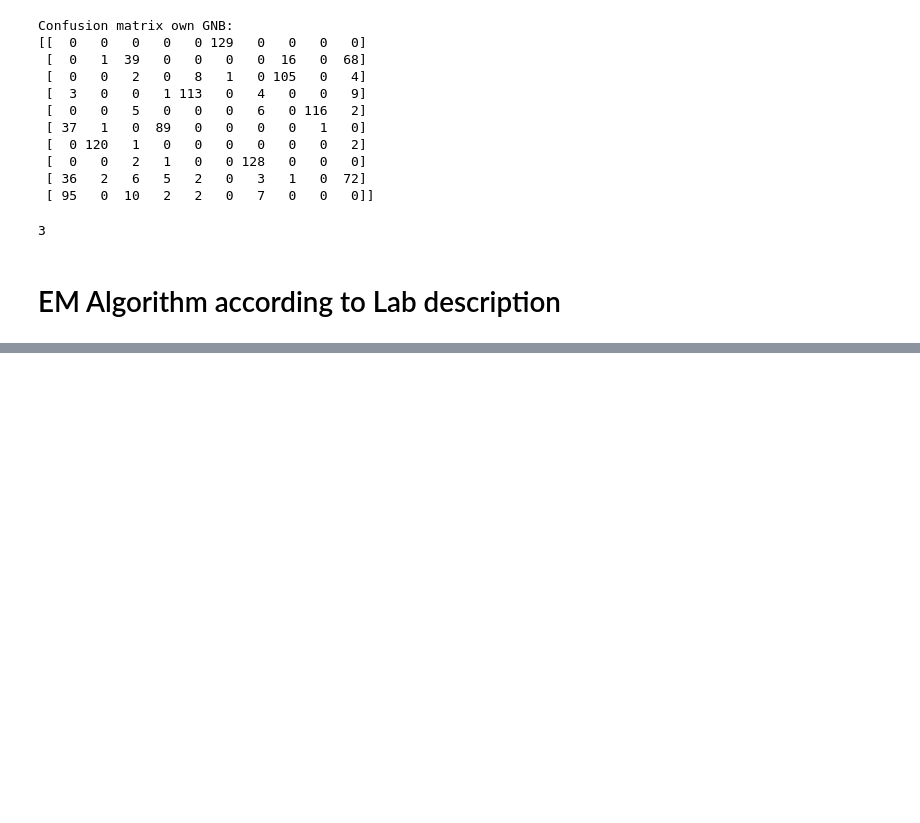
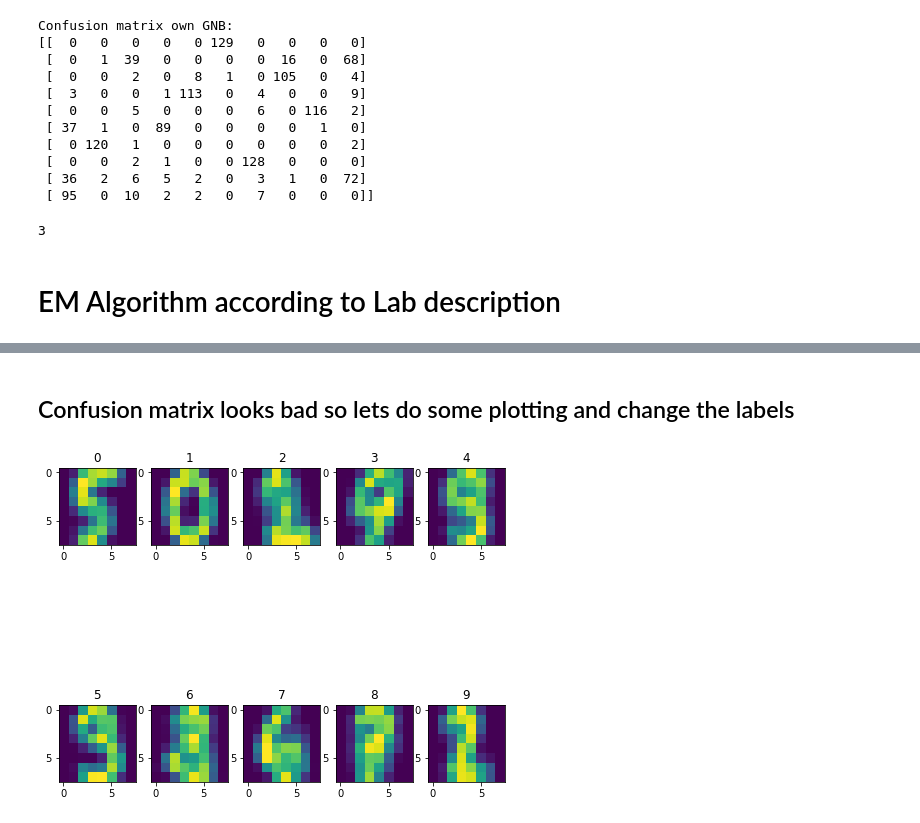
Before and after one commit to LurreMcFly/edan95, a Jupyter notebook: Lab6/lab6.ipynb, the cells around one changed output, grey strips where cells are left out. Saved outputs shown, nothing was run; the diff lists cells and outputs as text; code cells hidden in the pictures; blank space fills up the shorter version.

```diff
--- a/Lab6/lab6.ipynb
+++ b/Lab6/lab6.ipynb
@@ -307,6 +321,16 @@ class my_NaiveEM_alg():
         return yhat
+# %%
+# x_train_n = x_train/16.0
+M = np.mean(x_train,axis = 0)
+STD = np.std(x_train,axis = 0)
+x_train = np.zeros(x_train.shape)
+for i in range(x_train.shape[1]):
+    if STD[i] != 0:
+        x_train_n[:,i] = np.divide((x_train[:,i]-M[i]),STD[i])
+    else:
+        x_train_n[:,i] = x_train[:,i]-M[i]
 # %%
-nem = my_NaiveEM_alg(10)
-nem.fit(x_train)
+nem_1 = my_NaiveEM_alg(10)
+nem_1.fit(x_train_n)
 # %% [output]
 On step :  0
@@ -315,0 +365,21 @@ On step :  1
+# %% [markdown]
+## Confusion matrix looks bad so lets do some plotting and change the labels
+# %%
+import matplotlib.pyplot as plt
+
+
+fig=plt.figure(figsize=(8, 8))
+columns = 5
+rows = 2
+for i in range(10):
+    img = np.reshape(nem.mu[i]*16,(8,8))
+    fig.add_subplot(rows, columns, i+1)
+    plt.imshow(img)
+    plt.title(i)
+plt.show()
+# for i in range(10):
+#     img = np.reshape(nem.mu[i],(8,8))
+#     imgplot = plt.imshow(img)
+#     plt.show()
+# %% [output]
+[figure, added]
```
Also changed, not shown: parts of 9 cells of this notebook.
